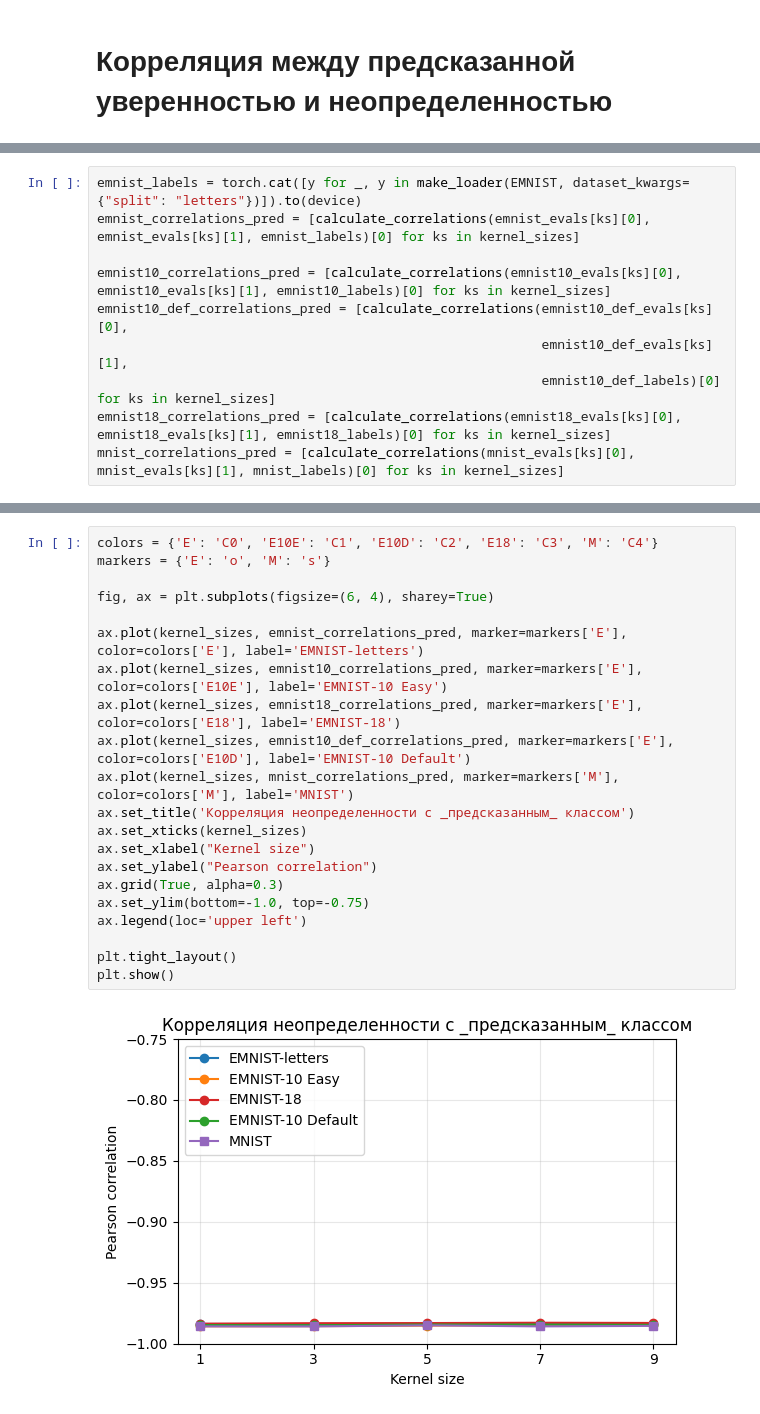
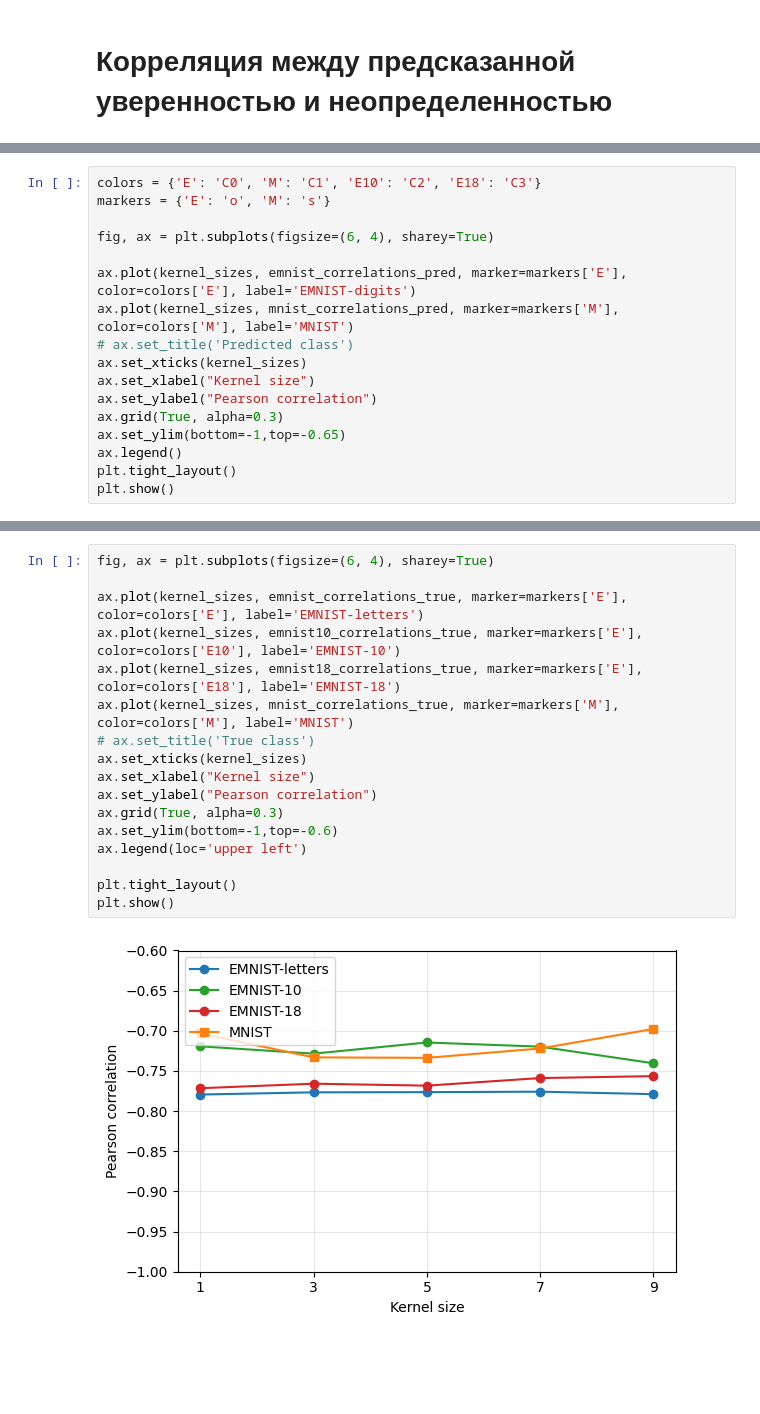
Before and after one commit to qosquo/bayes_nn, a Jupyter notebook: experiments/emnist-letters_subsets_gaussian_blur_correlation.ipynb, the cells around one changed output, grey strips where cells are left out. Drawn from its saved outputs; the diff is of its cells as text; blank space fills up the shorter version.

```diff
--- a/experiments/emnist-letters_subsets_gaussian_blur_correlation.ipynb
+++ b/experiments/emnist-letters_subsets_gaussian_blur_correlation.ipynb
@@ -429,10 +368,0 @@ mnist_correlations_true = [calculate_correlations(mnist_evals[ks][0], mnist_eval
-# %%
-emnist_labels = torch.cat([y for _, y in make_loader(EMNIST, dataset_kwargs={"split": "letters"})]).to(device)
-emnist_correlations_pred = [calculate_correlations(emnist_evals[ks][0], emnist_evals[ks][1], emnist_labels)[0] for ks in kernel_sizes]
-
-emnist10_correlations_pred = [calculate_correlations(emnist10_evals[ks][0], emnist10_evals[ks][1], emnist10_labels)[0] for ks in kernel_sizes]
-emnist10_def_correlations_pred = [calculate_correlations(emnist10_def_evals[ks][0],
-                                                         emnist10_def_evals[ks][1],
-                                                         emnist10_def_labels)[0] for ks in kernel_sizes]
-emnist18_correlations_pred = [calculate_correlations(emnist18_evals[ks][0], emnist18_evals[ks][1], emnist18_labels)[0] for ks in kernel_sizes]
-mnist_correlations_pred = [calculate_correlations(mnist_evals[ks][0], mnist_evals[ks][1], mnist_labels)[0] for ks in kernel_sizes]
@@ -438,0 +399,17 @@ mnist_correlations_pred = [calculate_correlations(mnist_evals[ks][0], mnist_eval
+# %%
+colors = {'E': 'C0', 'M': 'C1', 'E10': 'C2', 'E18': 'C3'}
+markers = {'E': 'o', 'M': 's'}
+
+fig, ax = plt.subplots(figsize=(6, 4), sharey=True)
+
+ax.plot(kernel_sizes, emnist_correlations_pred, marker=markers['E'], color=colors['E'], label='EMNIST-digits')
+ax.plot(kernel_sizes, mnist_correlations_pred, marker=markers['M'], color=colors['M'], label='MNIST')
+# ax.set_title('Predicted class')
+ax.set_xticks(kernel_sizes)
+ax.set_xlabel("Kernel size")
+ax.set_ylabel("Pearson correlation")
+ax.grid(True, alpha=0.3)
+ax.set_ylim(bottom=-1,top=-0.65)
+ax.legend()
+plt.tight_layout()
+plt.show()
@@ -439,23 +421,19 @@ mnist_correlations_pred = [calculate_correlations(mnist_evals[ks][0], mnist_eval
 # %%
-colors = {'E': 'C0', 'E10E': 'C1', 'E10D': 'C2', 'E18': 'C3', 'M': 'C4'}
-markers = {'E': 'o', 'M': 's'}
-
 fig, ax = plt.subplots(figsize=(6, 4), sharey=True)
 
-ax.plot(kernel_sizes, emnist_correlations_pred, marker=markers['E'], color=colors['E'], label='EMNIST-letters')
-ax.plot(kernel_sizes, emnist10_correlations_pred, marker=markers['E'], color=colors['E10E'], label='EMNIST-10 Easy')
-ax.plot(kernel_sizes, emnist18_correlations_pred, marker=markers['E'], color=colors['E18'], label='EMNIST-18')
-ax.plot(kernel_sizes, emnist10_def_correlations_pred, marker=markers['E'], color=colors['E10D'], label='EMNIST-10 Default')
-ax.plot(kernel_sizes, mnist_correlations_pred, marker=markers['M'], color=colors['M'], label='MNIST')
-ax.set_title('Корреляция неопределенности с _предсказанным_ классом')
+ax.plot(kernel_sizes, emnist_correlations_true, marker=markers['E'], color=colors['E'], label='EMNIST-letters')
+ax.plot(kernel_sizes, emnist10_correlations_true, marker=markers['E'], color=colors['E10'], label='EMNIST-10')
+ax.plot(kernel_sizes, emnist18_correlations_true, marker=markers['E'], color=colors['E18'], label='EMNIST-18')
+ax.plot(kernel_sizes, mnist_correlations_true, marker=markers['M'], color=colors['M'], label='MNIST')
+# ax.set_title('True class')
 ax.set_xticks(kernel_sizes)
 ax.set_xlabel("Kernel size")
 ax.set_ylabel("Pearson correlation")
 ax.grid(True, alpha=0.3)
-ax.set_ylim(bottom=-1.0, top=-0.75)
+ax.set_ylim(bottom=-1,top=-0.6)
 ax.legend(loc='upper left')
 
 plt.tight_layout()
 plt.show()
 # %% [output]
-[figure, old version]
+[figure, new version]
```
Also changed, not shown: parts of 32 cells of this notebook, 5 other files.
